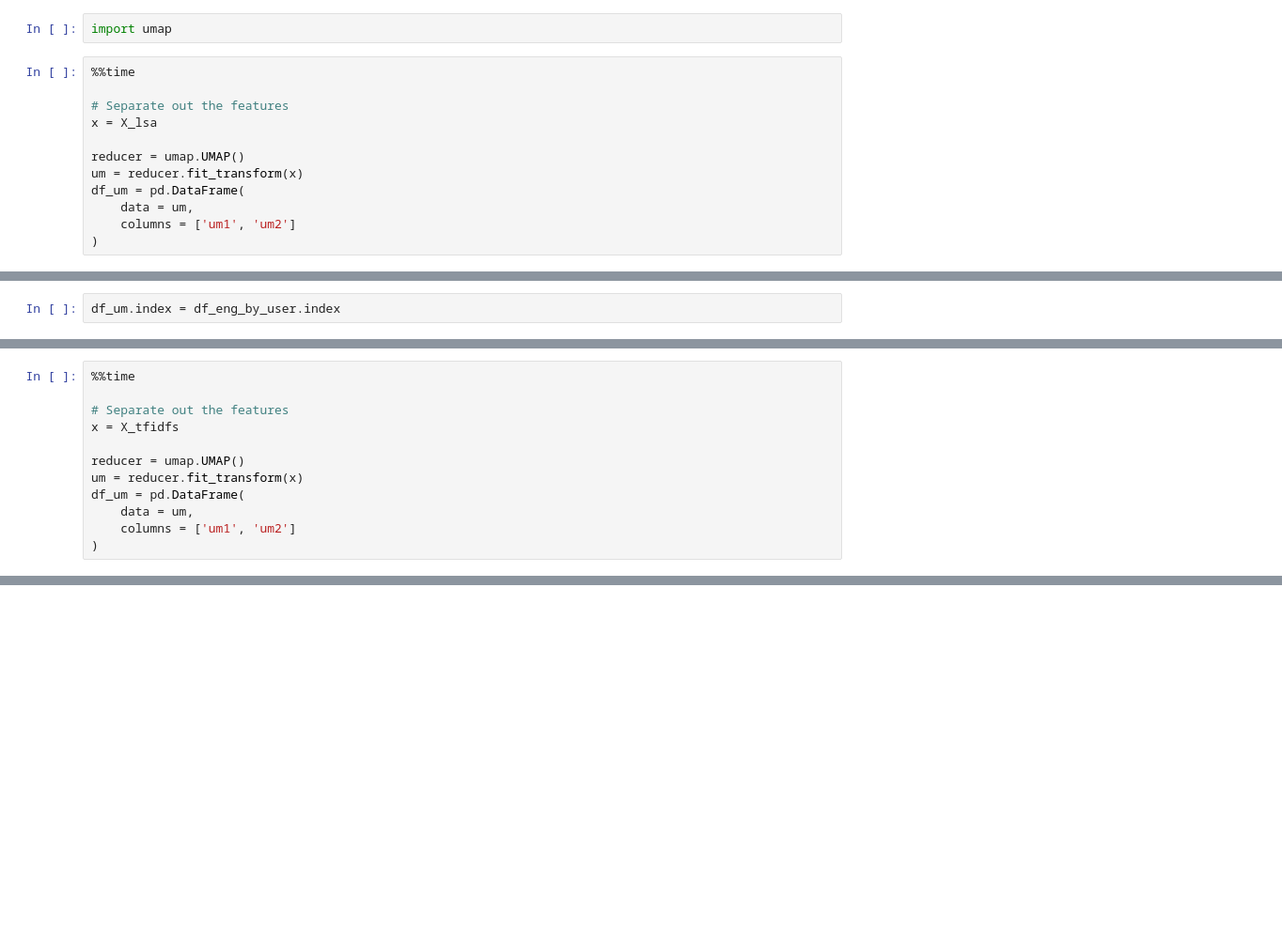
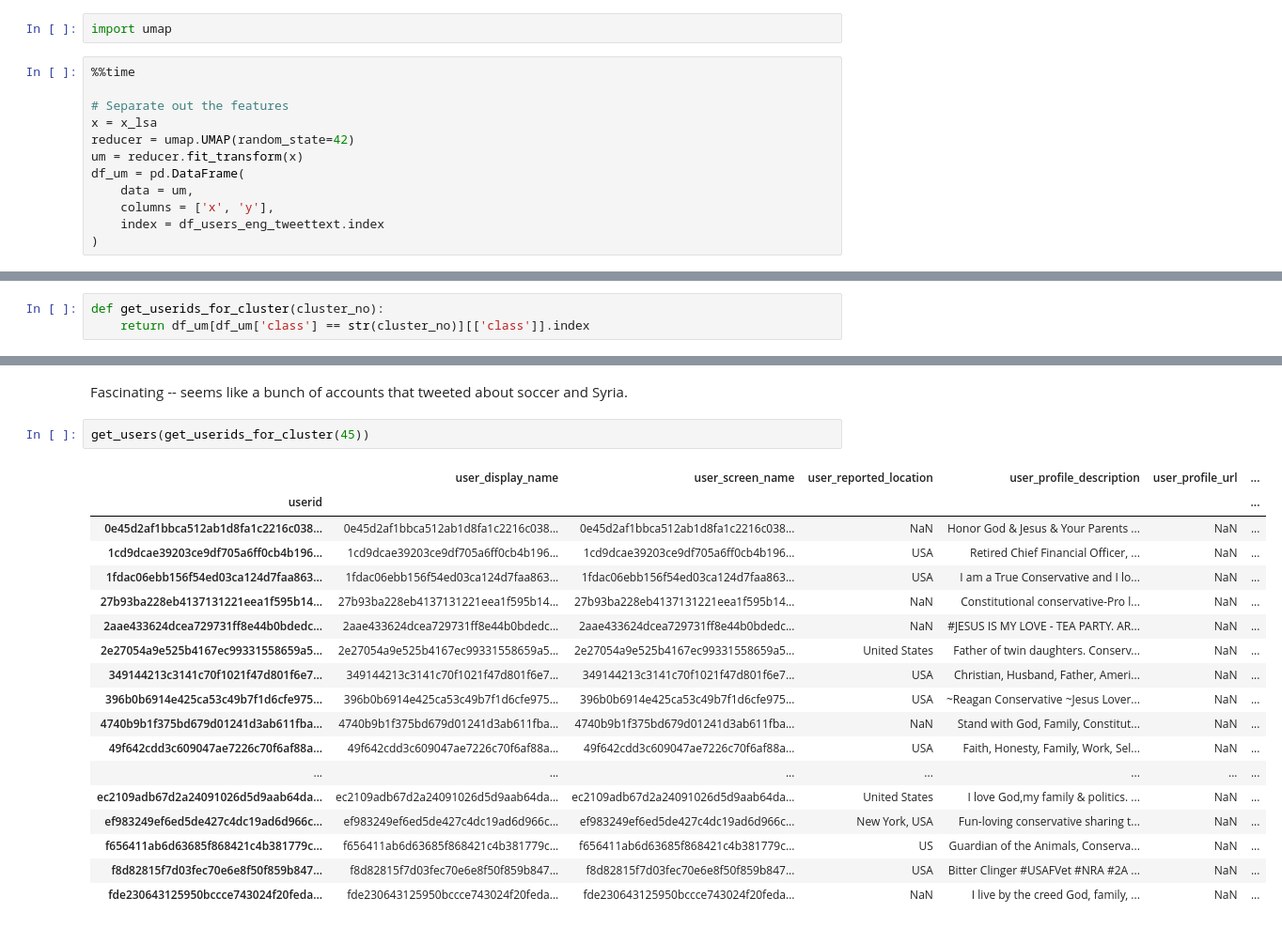
Before and after one commit to propublica/data-nicar-2019, a Jupyter notebook: nicar-ml-nlp-workshop-kao-2.ipynb, the cells around one changed output, grey strips where cells are left out. Shown: that part at 94% size. Cells and saved outputs as stored; diff of their text form; blank space fills up the shorter version.

```diff
--- a/nicar-ml-nlp-workshop-kao-2.ipynb
+++ b/nicar-ml-nlp-workshop-kao-2.ipynb
@@ -279,11 +453,11 @@ import umap
 %%time
 
 # Separate out the features
-x = X_lsa
-
-reducer = umap.UMAP()
+x = x_lsa
+reducer = umap.UMAP(random_state=42)
 um = reducer.fit_transform(x)
 df_um = pd.DataFrame(
     data = um,
-    columns = ['um1', 'um2']
+    columns = ['x', 'y'],
+    index = df_users_eng_tweettext.index
 )
@@ -290,2 +466,0 @@ df_um = pd.DataFrame(
-# %%
-df_um.index = df_eng_by_user.index
@@ -302,12 +466,0 @@ sns.scatterplot(data=df_um, y='um2', x='um1', alpha=0.1, ax=ax);
-# %%
-%%time
-
-# Separate out the features
-x = X_tfidfs
-
-reducer = umap.UMAP()
-um = reducer.fit_transform(x)
-df_um = pd.DataFrame(
-    data = um,
-    columns = ['um1', 'um2']
-)
@@ -346,0 +536,3 @@ Supervised learning requires labelled data, but often when we are doing investig
+# %%
+def get_userids_for_cluster(cluster_no):
+    return df_um[df_um['class'] == str(cluster_no)][['class']].index
@@ -346,0 +579,23 @@ Supervised learning requires labelled data, but often when we are doing investig
+# %% [markdown]
+Fascinating -- seems like a bunch of accounts that tweeted about soccer and Syria.
+# %%
+get_users(get_userids_for_cluster(45))
+# %% [output]
+|  | user_display_name | user_screen_name | user_reported_location | user_profile_description | user_profile_url | ... |
+| userid |  |  |  |  |  | ... |
+| 0e45d2af1bbca512ab1d8fa1c2216c038... | 0e45d2af1bbca512ab1d8fa1c2216c038... | 0e45d2af1bbca512ab1d8fa1c2216c038... | NaN | Honor God & Jesus & Your Parents ... | NaN | ... |
+| 1cd9dcae39203ce9df705a6ff0cb4b196... | 1cd9dcae39203ce9df705a6ff0cb4b196... | 1cd9dcae39203ce9df705a6ff0cb4b196... | USA | Retired Chief Financial Officer, ... | NaN | ... |
+| 1fdac06ebb156f54ed03ca124d7faa863... | 1fdac06ebb156f54ed03ca124d7faa863... | 1fdac06ebb156f54ed03ca124d7faa863... | USA | I am a True Conservative and I lo... | NaN | ... |
+| 27b93ba228eb4137131221eea1f595b14... | 27b93ba228eb4137131221eea1f595b14... | 27b93ba228eb4137131221eea1f595b14... | NaN | Constitutional conservative-Pro l... | NaN | ... |
+| 2aae433624dcea729731ff8e44b0bdedc... | 2aae433624dcea729731ff8e44b0bdedc... | 2aae433624dcea729731ff8e44b0bdedc... | NaN | #JESUS IS MY LOVE - TEA PARTY. AR... | NaN | ... |
+| 2e27054a9e525b4167ec99331558659a5... | 2e27054a9e525b4167ec99331558659a5... | 2e27054a9e525b4167ec99331558659a5... | United States | Father of twin daughters. Conserv... | NaN | ... |
+| 349144213c3141c70f1021f47d801f6e7... | 349144213c3141c70f1021f47d801f6e7... | 349144213c3141c70f1021f47d801f6e7... | USA | Christian, Husband, Father, Ameri... | NaN | ... |
+| 396b0b6914e425ca53c49b7f1d6cfe975... | 396b0b6914e425ca53c49b7f1d6cfe975... | 396b0b6914e425ca53c49b7f1d6cfe975... | USA | ~Reagan Conservative ~Jesus Lover... | NaN | ... |
+| 4740b9b1f375bd679d01241d3ab611fba... | 4740b9b1f375bd679d01241d3ab611fba... | 4740b9b1f375bd679d01241d3ab611fba... | NaN | Stand with God, Family, Constitut... | NaN | ... |
+| 49f642cdd3c609047ae7226c70f6af88a... | 49f642cdd3c609047ae7226c70f6af88a... | 49f642cdd3c609047ae7226c70f6af88a... | USA | Faith, Honesty, Family, Work, Sel... | NaN | ... |
+| ... | ... | ... | ... | ... | ... | ... |
+| ec2109adb67d2a24091026d5d9aab64da... | ec2109adb67d2a24091026d5d9aab64da... | ec2109adb67d2a24091026d5d9aab64da... | United States | I love God,my family & politics. ... | NaN | ... |
+| ef983249ef6ed5de427c4dc19ad6d966c... | ef983249ef6ed5de427c4dc19ad6d966c... | ef983249ef6ed5de427c4dc19ad6d966c... | New York, USA | Fun-loving conservative sharing t... | NaN | ... |
+| f656411ab6d63685f868421c4b381779c... | f656411ab6d63685f868421c4b381779c... | f656411ab6d63685f868421c4b381779c... | US | Guardian of the Animals, Conserva... | NaN | ... |
+| f8d82815f7d03fec70e6e8f50f859b847... | f8d82815f7d03fec70e6e8f50f859b847... | f8d82815f7d03fec70e6e8f50f859b847... | USA | Bitter Clinger #USAFVet #NRA #2A ... | NaN | ... |
+| fde230643125950bccce743024f20feda... | fde230643125950bccce743024f20feda... | fde230643125950bccce743024f20feda... | NaN | I live by the creed God, family, ... | NaN | ... |
```
Also changed, not shown: parts of 92 cells of this notebook.
